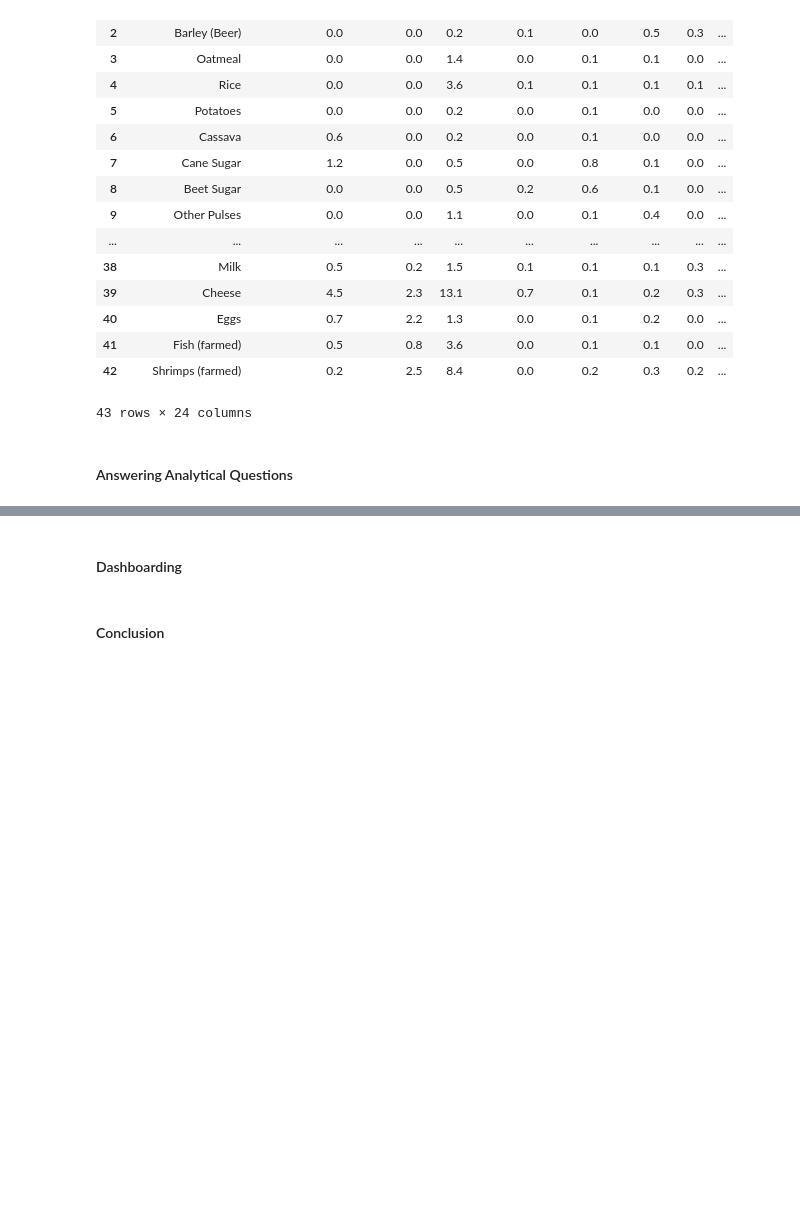
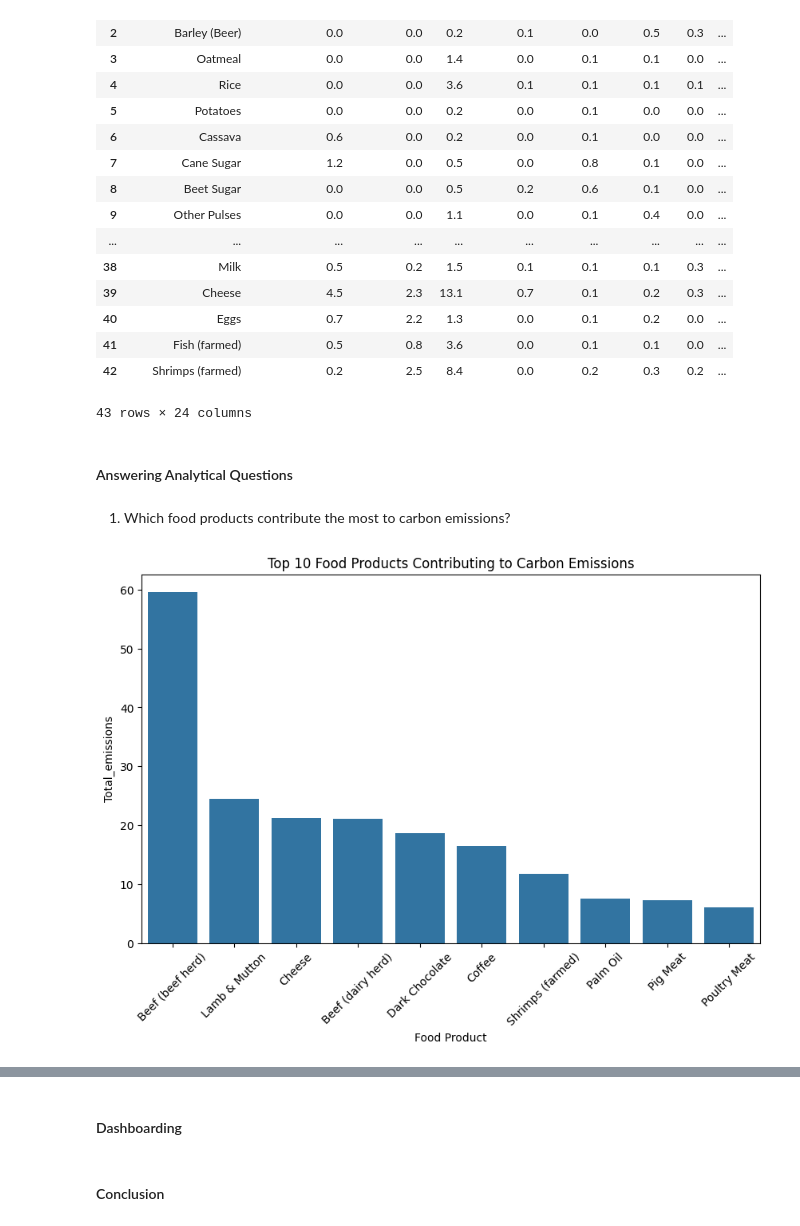
Before and after one commit to adubrightkwartengsnr/Environmental_Impact_Of_Food_Production_Analysis, a Jupyter notebook: notebook/environment_impact_of_food_analysis.ipynb, the cells around one changed output, grey strips where cells are left out. Cells and saved outputs as stored; diff of their text form; code cells hidden in the pictures; blank space fills up the shorter version.

```diff
--- a/notebook/environment_impact_of_food_analysis.ipynb
+++ b/notebook/environment_impact_of_food_analysis.ipynb
@@ -1017,3 +1018,19 @@ df
 43 rows × 24 columns
 # %% [markdown]
 #### Answering Analytical Questions
+# %% [markdown]
+1. Which food products contribute the most to carbon emissions?
+# %%
+# Group food products by total emissions
+carbon_emissions_per_product = df.groupby("Food product")["Total_emissions"].sum().sort_values(ascending=False)
+carbon_emissions_per_product = carbon_emissions_per_product.head(10)
+# Plot Graph
+
+plt.figure(figsize=(10,6))
+sns.barplot(x=carbon_emissions_per_product.index, y=carbon_emissions_per_product, orient="v")
+plt.xticks(rotation=45)
+plt.title("Top 10 Food Products Contributing to Carbon Emissions")
+plt.xlabel("Food Product")
+plt.show()
+# %% [output]
+[figure, added]
```
Also changed, not shown: parts of 10 cells of this notebook.
